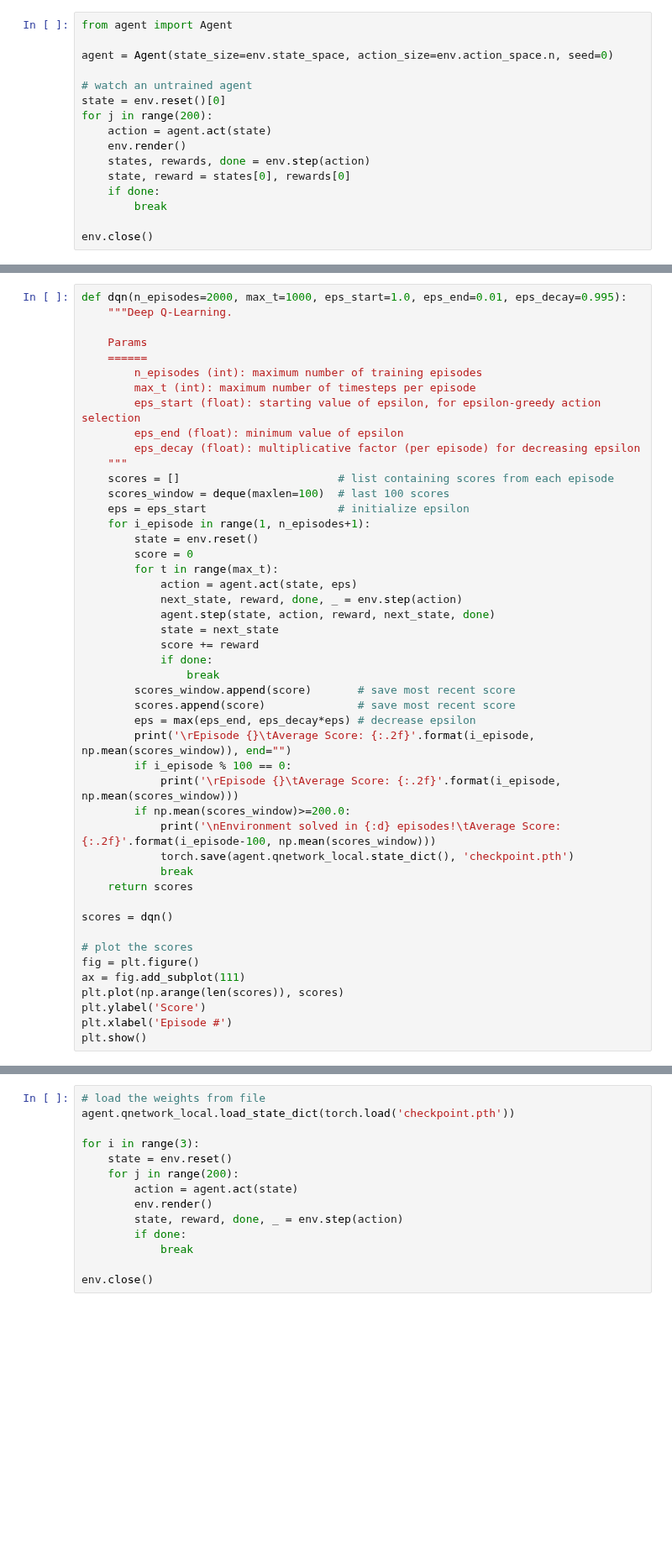
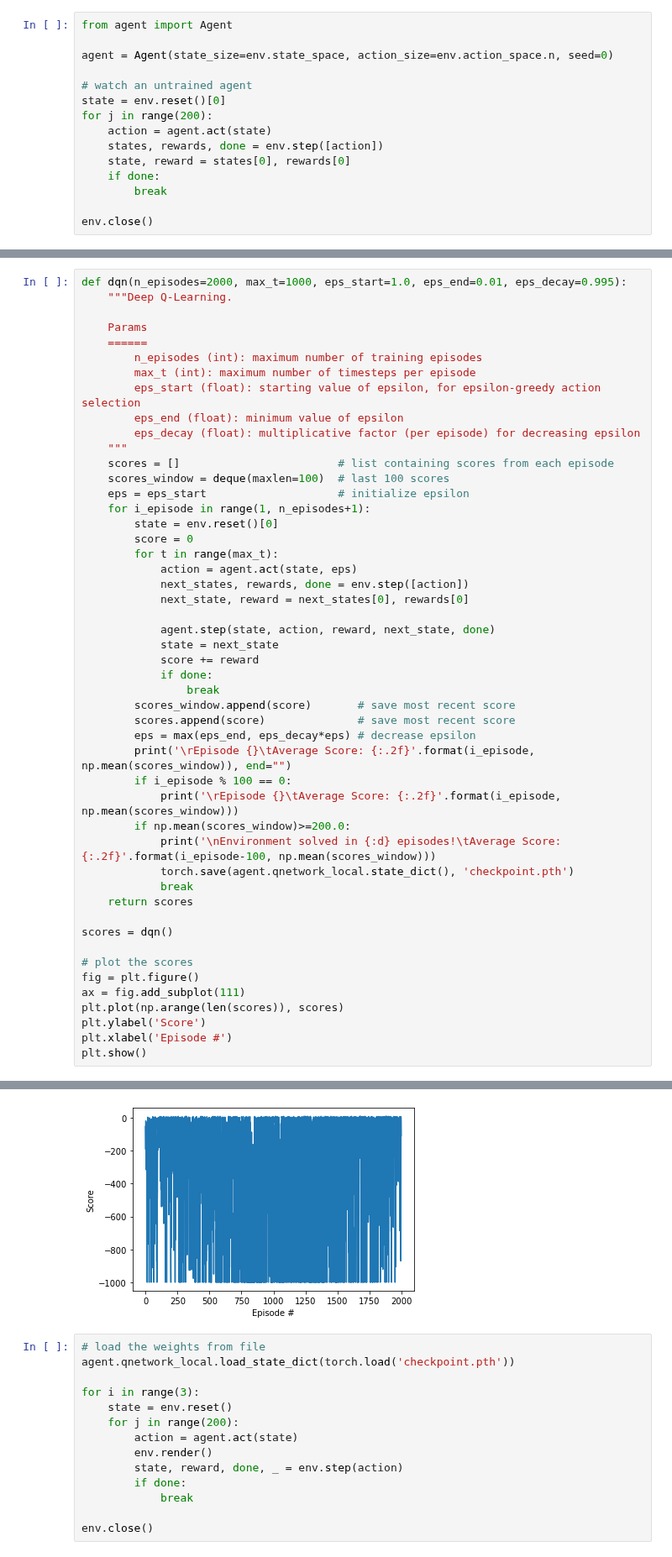
Before and after one commit to applied-exploration/multi-drl, a Jupyter notebook: agent-deepqn/test-train.ipynb, the cells around one changed output, grey strips where cells are left out. Shown at 84% size. Cells and saved outputs as stored; diff of their text form; blank space fills up the shorter version.

```diff
--- a/agent-deepqn/test-train.ipynb
+++ b/agent-deepqn/test-train.ipynb
@@ -44,8 +43,7 @@ agent = Agent(state_size=env.state_space, action_size=env.action_space.n, seed=0
 state = env.reset()[0]
 for j in range(200):
     action = agent.act(state)
-    env.render()
-    states, rewards, done = env.step(action)
+    states, rewards, done = env.step([action])
     state, reward = states[0], rewards[0]
     if done:
         break
@@ -69,11 +83,13 @@ def dqn(n_episodes=2000, max_t=1000, eps_start=1.0, eps_end=0.01, eps_decay=0.99
     scores_window = deque(maxlen=100)  # last 100 scores
     eps = eps_start                    # initialize epsilon
     for i_episode in range(1, n_episodes+1):
-        state = env.reset()
+        state = env.reset()[0]
         score = 0
         for t in range(max_t):
             action = agent.act(state, eps)
-            next_state, reward, done, _ = env.step(action)
+            next_states, rewards, done = env.step([action])
+            next_state, reward = next_states[0], rewards[0]
+
             agent.step(state, action, reward, next_state, done)
             state = next_state
             score += reward
@@ -100,3 +116,4 @@ plt.plot(np.arange(len(scores)), scores)
 plt.ylabel('Score')
 plt.xlabel('Episode #')
 plt.show()
+# %% [output]
@@ -103,3 +140,4 @@ plt.show()
+[figure, added]
 # %%
 # load the weights from file
 agent.qnetwork_local.load_state_dict(torch.load('checkpoint.pth'))
```
Also changed, not shown: parts of 4 cells of this notebook.
